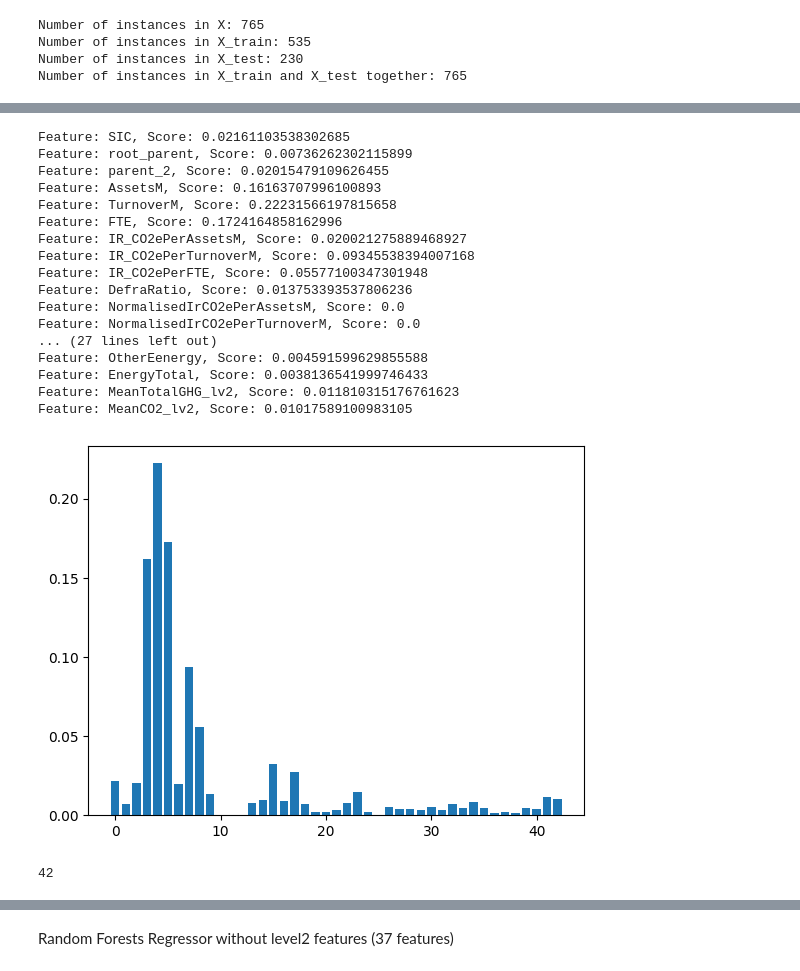
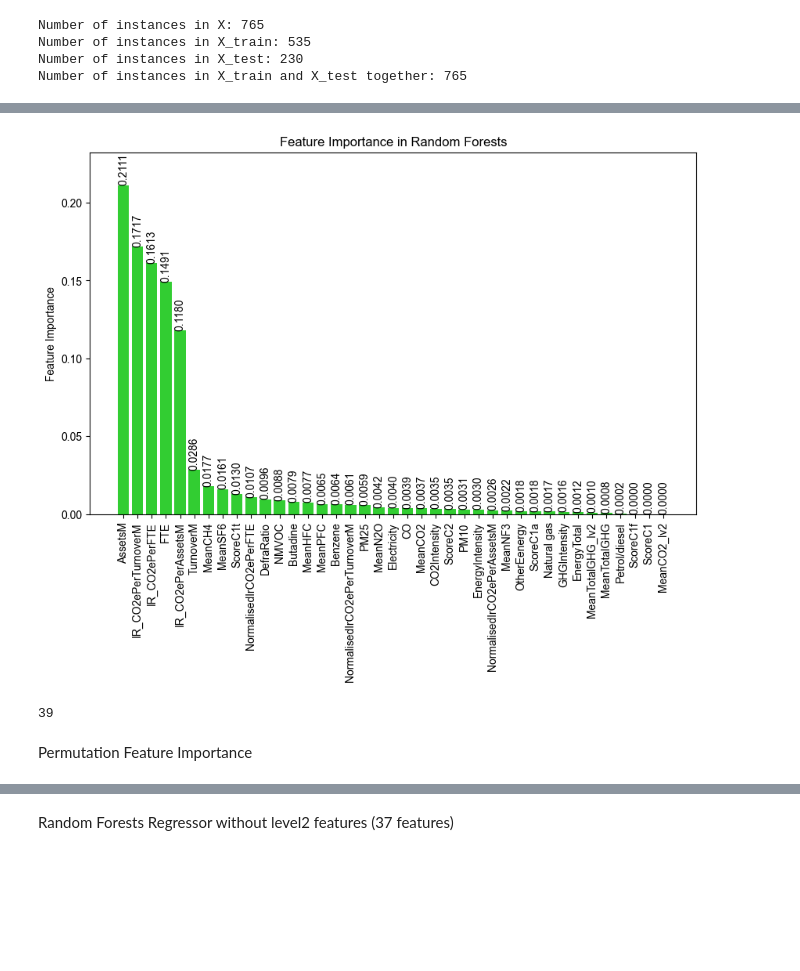
Before and after one commit to radheadewi/CienDos-LocalCodes-Backup, a Jupyter notebook: 1-regressor-random-forest.ipynb, the cells around one changed output, grey strips where cells are left out. Drawn from its saved outputs; the diff is of its cells as text; code cells hidden in the pictures; blank space fills up the shorter version.

```diff
--- a/1-regressor-random-forest.ipynb
+++ b/1-regressor-random-forest.ipynb
@@ -14,14 +14,4 @@ from sklearn.model_selection import KFold
 # %%
 df_regression = pd.read_excel("feature-eng-data/regression_dataset.xlsx")
 df_regression = df_regression.drop(df_regression.columns[0], axis=1)
-df_regression = df_regression.drop("CalculationType", axis=1)
-df_regression = df_regression.drop("S1S2TesCO2eEst", axis=1)
 df_regression = df_regression.set_index("CompanyNumber")
-df_regression['SIC'] = df_regression['SIC'].astype('category')
-df_regression['root_parent'] = df_regression['root_parent'].astype('category')
-df_regression['parent_2'] = df_regression['parent_2'].astype('category')
-# %%
-categorical_features = df_regression[["SIC", "root_parent", "parent_2"]]
-
-# Drop the categorcial features
-df_regression.drop(["SIC", "root_parent", "parent_2"], axis=1, inplace=True)
@@ -86,2 +35,3 @@ df_concatenated
 # %%
-features_list = df_regression.columns
+features = df_regression.iloc[:, :-1]
+features_list = features.columns
@@ -206,32 +195,39 @@ Standard Deviation of R2: 0.359
+# %%
+values = rf_regressor.feature_importances_
+values_list = values.tolist()
+len(values_list)
+
+features_list = features_list.tolist()
+len(features_list)
 # %%
-# summarise feature importance
-for i,v in enumerate(rf_regressor.feature_importances_):
-    print(f"Feature: {features_list[i]}, Score: {v}")
+# plot feature importance
+plt.figure(figsize=(10, 6))
+bars = plt.bar(features_list, values_list, color='#32CD32')
+plt.xticks(rotation=90)
+plt.ylabel("Feature Importance")
 
-# plot feature importance
-plt.bar([x for x in range(len(rf_regressor.feature_importances_))], rf_regressor.feature_importances_)
+plt.rcParams["font.family"] = "Arial"
 
+# Sort both the features and values based on the values from highest to lowest
+sorted_indices = sorted(range(len(values_list)), key=lambda k: values_list[k], reverse=True)
+values_list = [values_list[i] for i in sorted_indices]
+features_list = [features_list[i] for i in sorted_indices]
+
+plt.ylim(0, max(values_list)*1.1)
+
+for bar in bars:
+    height = bar.get_height()
+    plt.text(bar.get_x() + bar.get_width() / 2, height,
+             '{:.4f}'.format(height),
+             ha='center', va='bottom', rotation=90)
+
+plt.title("Feature Importance in Random Forests")
 plt.show()
 # %% [output]
-Feature: SIC, Score: 0.02161103538302685
-Feature: root_parent, Score: 0.00736262302115899
-Feature: parent_2, Score: 0.02015479109626455
-Feature: AssetsM, Score: 0.16163707996100893
-Feature: TurnoverM, Score: 0.22231566197815658
-Feature: FTE, Score: 0.1724164858162996
-Feature: IR_CO2ePerAssetsM, Score: 0.020021275889468927
-Feature: IR_CO2ePerTurnoverM, Score: 0.09345538394007168
-Feature: IR_CO2ePerFTE, Score: 0.05577100347301948
-Feature: DefraRatio, Score: 0.013753393537806236
-Feature: NormalisedIrCO2ePerAssetsM, Score: 0.0
-Feature: NormalisedIrCO2ePerTurnoverM, Score: 0.0
-... (27 lines left out)
-Feature: OtherEenergy, Score: 0.004591599629855588
-Feature: EnergyTotal, Score: 0.0038136541999746433
-Feature: MeanTotalGHG_lv2, Score: 0.011810315176761623
-Feature: MeanCO2_lv2, Score: 0.01017589100983105
-[figure, old version]
+[figure, new version]
 # %%
 rf_regressor.n_features_in_
 # %% [output]
-42
+39
+# %% [markdown]
+Permutation Feature Importance
```
Also changed, not shown: parts of 22 cells of this notebook, 13 other files.
